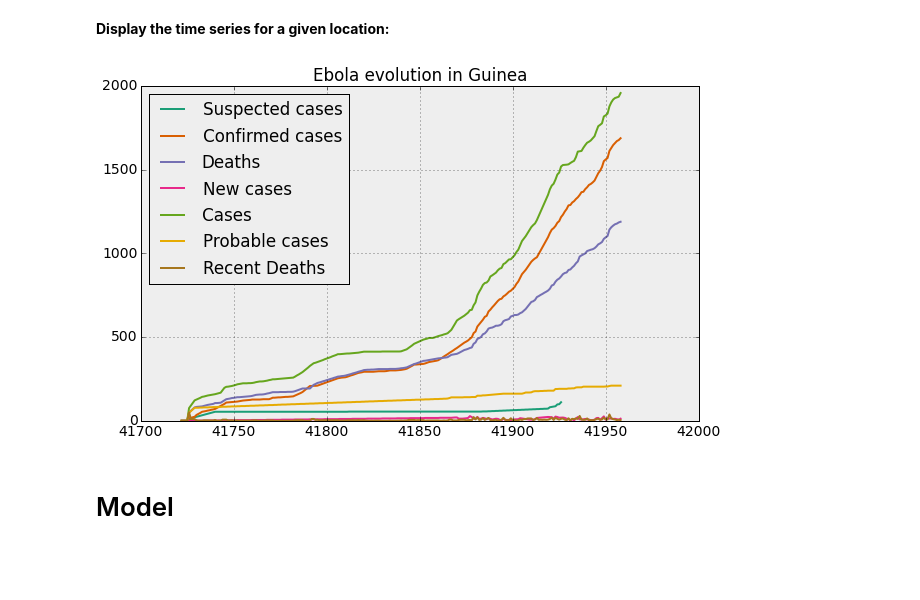
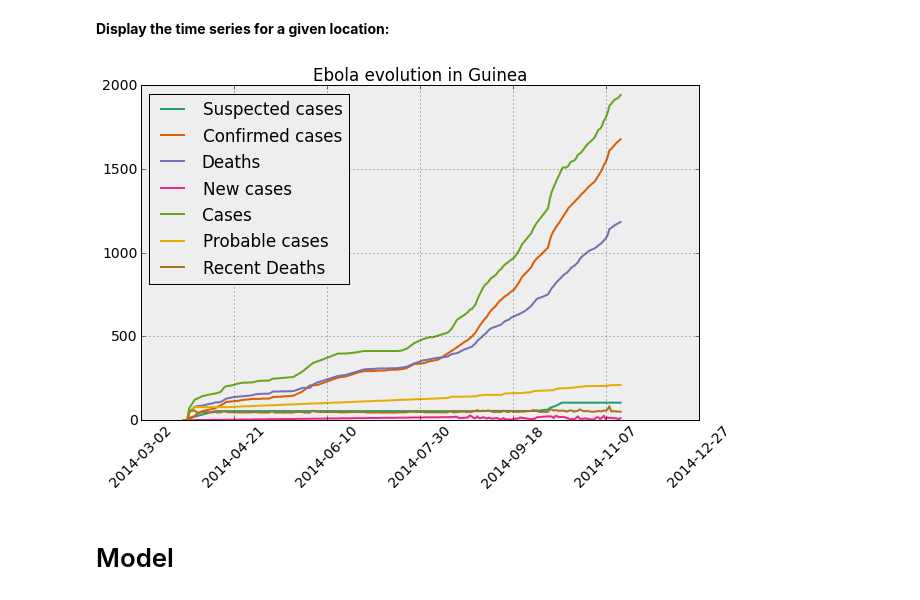
Before and after one commit to gsabran/data-science-project, a Jupyter notebook: code/timeseries.ipynb, the cells around one changed output. Cells and saved outputs as stored; diff of their text form; code cells hidden in the pictures; blank space fills up the shorter version.

```diff
--- a/code/timeseries.ipynb
+++ b/code/timeseries.ipynb
@@ -83,8 +88,8 @@ time_series.head()
 # %% [markdown]
 Remove useless values from the time series
 # %%
-del time_series['pos'] # remove useless columns that prevent duplicates to be identified
-del time_series['link']
+# remove useless columns that prevent duplicates to be identified
+time_series = time_series[['country_code', 'category', 'value', 'date', 'sources', 'sdr_id', 'sdr_name', 'sdr_level']]
 time_series = time_series[(time_series.value == time_series.value) & (time_series.value != ' ')] # remove NaN values
 time_series.value = time_series.value.astype(int) # convert values from string to int
 time_series = time_series.drop_duplicates() # remove duplicates
@@ -101,15 +106,20 @@ time_series.sdr_level = time_series.sdr_level.fillna('national')
 Data comes from different sources that might overlap. We will have to select one of them in case of conflict. Some values make no sense and will be removed
 # %%
 # show the different sources for Guinea
-def plot_raw(country_code, sdr_id):
+def plot_raw_source(country_code, sdr_id):
     df = time_series[(time_series.country_code == country_code) & (time_series.sdr_id == sdr_id) & (time_series.category == 'Cases')]
     markers = ['x', 's', 'o', 'o', 'o', 'o', 'o', 'o', 'o', 'o']
     colors = ['b', 'r', 'g']
     for idx, s in enumerate(df.sources.unique()):
         _df = df[(df.sources == s)]
         plt.scatter(_df.date, _df.value, label=s, marker = markers[idx], color = colors[idx])
+    display_date()
+    plt.legend(loc=2)
 
-    plt.legend(loc=2)
+def display_date():
+    locs, labels = plt.xticks()
+    plt.xticks(locs, map(lambda x: str((time_base + dt.timedelta(days=x)).date()), locs), rotation=45)
+
 plt.title('Ebola cases for Guinea by source')
-plot_raw('GN', 0)
+plot_raw_source('GN', 0)
 # %% [output]
@@ -146,9 +210,10 @@ def clean(reported_cases, past_cases):
     cases = {c: {} for c in past_cases}
     sources_preference = ['WHO', 'GVT', 'MINISTERE DE LA SANTE', 'UNICEF', 'ECHO'] # ordered by our preference in sources
     for el in reported_cases:
-        if el['category'] == 'New cases' or el['value'] >= past_cases[el['category']]: # make sure the values are increasing
-            if not el['sources'] in cases[el['category']]: cases[el['category']][el['sources']] = []
-            cases[el['category']][el['sources']].append(el)
+        if el['category'] != 'New cases' and el['value'] < past_cases[el['category']]: # make sure the values are increasing
+            el['value'] = past_cases[el['category']]
+        if not el['sources'] in cases[el['category']]: cases[el['category']][el['sources']] = []
+        cases[el['category']][el['sources']].append(el)
     for c in cases:
         if len(cases[c]):
             for s in sources_preference: # select values for the source of preference
@@ -223,6 +288,7 @@ for loc in time_series_dict2:
             time_series_dict2[loc][c][d]['type'] = 'original'
             time_series_dict2[loc][c][d]['ebola_already_reported'] = ebola_started
             time_series_dict2[loc][c][d]['delta'] = new_value - yesterday_value
+            if d == ebola_start_days[loc]: time_series_dict2[loc][c][d]['delta'] = 0
             yesterday_value = new_value
             interpolated_data.append(time_series_dict2[loc][c][d])
             last_day, last_value = d, new_value
@@ -339,19 +442,20 @@ Ebola already reported in Guinea on 2014-10-10: True
 # %%
 def plot(country_code, sdr_id, categories=ts_interpolated.category.unique(), delta=False):
     df = ts_interpolated[(ts_interpolated.country_code == country_code) & (ts_interpolated.sdr_id == sdr_id)]
 
     for idx, c in enumerate(categories):
         _df = df[(df.category == c)]
         if delta: plt.scatter(_df.date, _df.delta, label='delta ' + c, color=dark2_colors[idx], alpha=0.5)
         else: plt.plot(_df.date, _df.value, label=c)
 
     plt.legend(loc=2)
+    display_date()
 
 plot('GN', 0)
 plt.title('Ebola evolution in Guinea')
 plt.show()
 # %% [output]
-[figure, old version]
+[figure, new version]
 # %% [markdown]
 # Model
 # %% [markdown]
```
Also changed, not shown: parts of 26 cells of this notebook, 1 other file.
